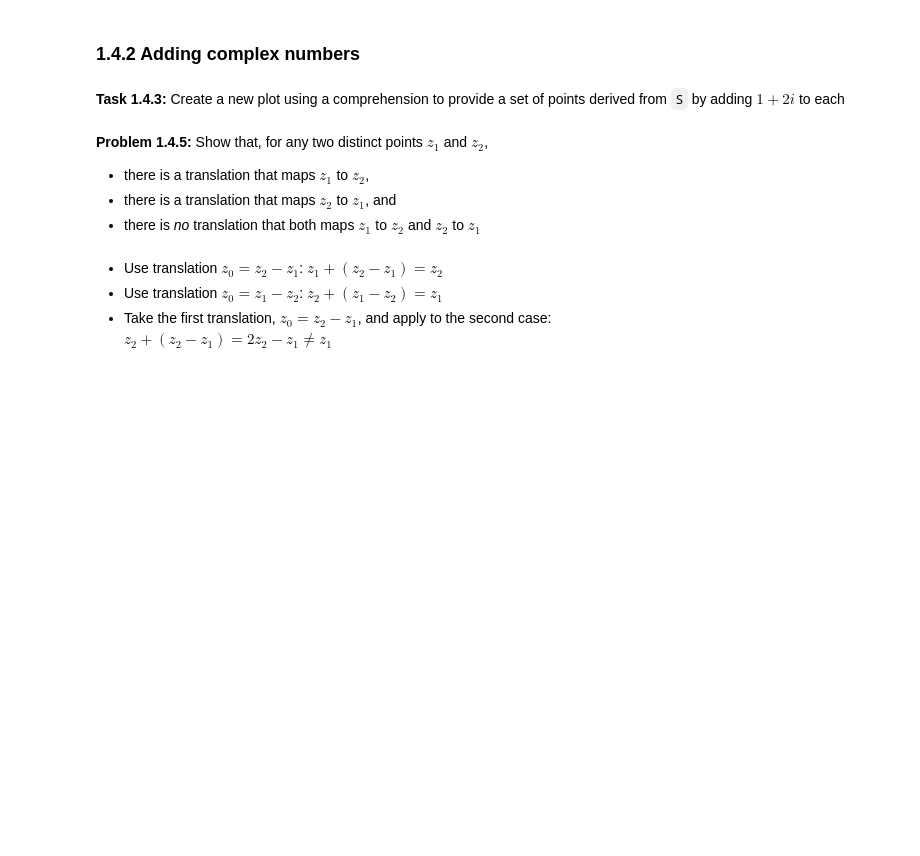
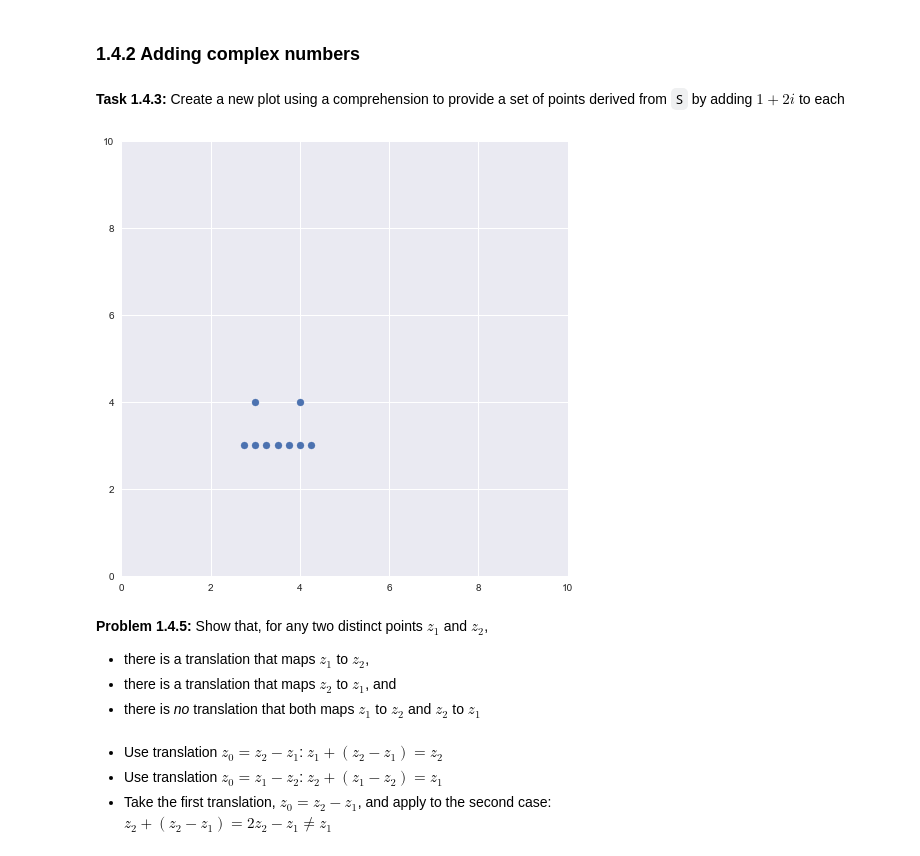
Before and after one commit to khiner/notebooks, a Jupyter notebook: coding_the_matrix/chapter_1/chapter_1.ipynb, the cells around one changed output. Drawn from its saved outputs; the diff is of its cells as text; code cells hidden in the pictures; blank space fills up the shorter version.

```diff
--- a/coding_the_matrix/chapter_1/chapter_1.ipynb
+++ b/coding_the_matrix/chapter_1/chapter_1.ipynb
@@ -98,7 +114,9 @@ math.sqrt(3 ** 2 + 4**2)
 # %% [markdown]
 **Task 1.4.3:** Create a new plot using a comprehension to provide a set of points derived from `S` by adding $1 + 2i$ to each
 # %%
-plot({1 + 2j + z for z in S}, 4)
+plot_complex_points({1 + 2j + z for z in S})
+# %% [output]
+[figure, added]
 # %% [markdown]
 **Problem 1.4.5:** Show that, for any two distinct points $z_1$ and $z_2$,
 * there is a translation that maps $z_1$ to $z_2$,
```
Also changed, not shown: parts of 109 cells of this notebook, 14 other files.
